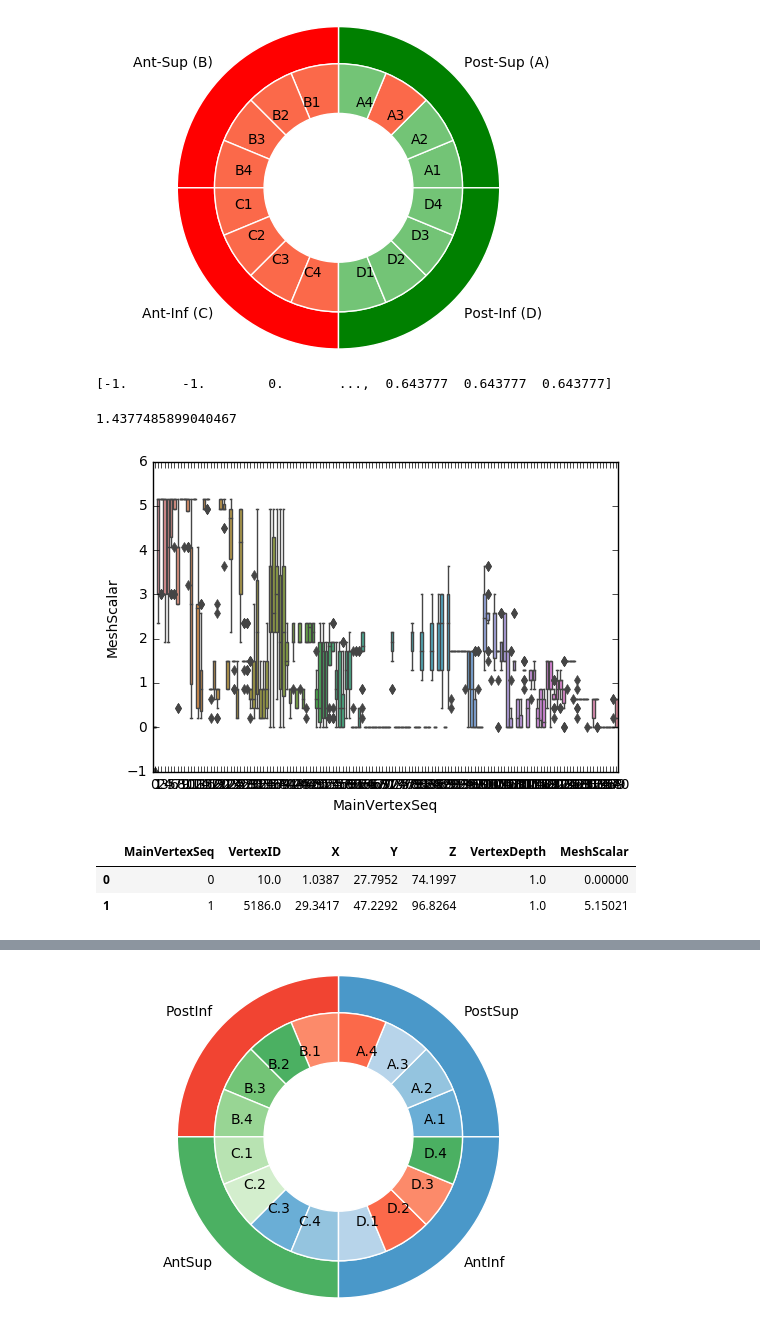
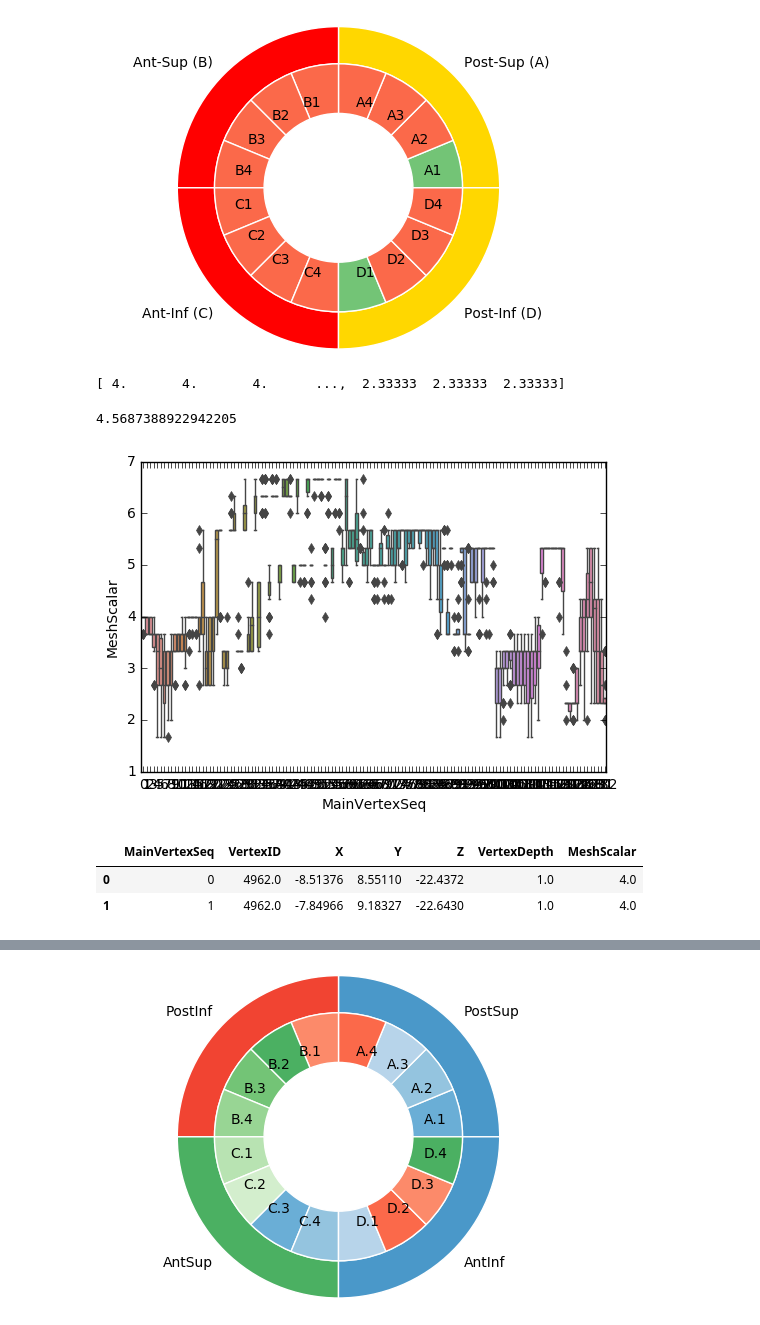
Before and after one commit to drkarim/lassy, a Jupyter notebook: python_scripts/encirclement_analyser.ipynb, the cells around one changed output, grey strips where cells are left out. Saved outputs shown, nothing was run; the diff lists cells and outputs as text; code cells hidden in the pictures.

Commit message:
polar plots minor change

```diff
--- a/python_scripts/encirclement_analyser.ipynb
+++ b/python_scripts/encirclement_analyser.ipynb
@@ -16,8 +16,8 @@ warnings.filterwarnings('ignore')
 %matplotlib inline
 # %%
 #df_data = pd.read_csv('./data/encirclement/DP_LPV_circle.csv')
-#df_data = pd.read_csv('./data/encirclement/point_lesion/DP_RPV.csv')
-df_data = pd.read_csv('./data/encirclement/control/CF_RPV.csv')
+df_data = pd.read_csv('./data/encirclement/point_lesion/AS_RPV.csv')
+#df_data = pd.read_csv('./data/encirclement/control/CF_RPV.csv')
 # %%
 
 # t_nogap is the cut-off where a value above t_nogap means no gap
@@ -115,21 +115,21 @@ df_data.describe()
 # %%
 df_data_scalars = pd.concat([df_data['MainVertexSeq'], df_data['MeshScalar']], axis=1)
 # %%
-scar_grps = CircularPiePlot(df_data_scalars,4.5)   # use 0.5 for DP and 4.5 for CF
+scar_grps = CircularPiePlot(df_data_scalars,3.5)   # use 0.5 for DP and 4.5 for CF
 # %% [output]
-[figure, old version]
+[figure, new version]
 # %%
 print scar_grps
 # %% [output]
-[-1.       -1.        0.       ...,  0.643777  0.643777  0.643777]
+[ 4.       4.       4.      ...,  2.33333  2.33333  2.33333]
 # %%
 scar_grps.mean()
 # %% [output]
-1.4377485899040467
+4.5687388922942205
 # %%
 ax = sns.boxplot(x="MainVertexSeq", y="MeshScalar", data=df_data_scalars)
 # %% [output]
-[figure, old version]
+[figure, new version]
 # %%
 g1 = df_data.groupby(['MainVertexSeq']).median()
 g1 = g1.reset_index()
@@ -137,8 +137,8 @@ g1 = g1.reset_index()
 g1.head(2)
 # %% [output]
 |  | MainVertexSeq | VertexID | X | Y | Z | VertexDepth | MeshScalar |
-| 0 | 0 | 10.0 | 1.0387 | 27.7952 | 74.1997 | 1.0 | 0.00000 |
-| 1 | 1 | 5186.0 | 29.3417 | 47.2292 | 96.8264 | 1.0 | 5.15021 |
+| 0 | 0 | 4962.0 | -8.51376 | 8.55110 | -22.4372 | 1.0 | 4.0 |
+| 1 | 1 | 4962.0 | -7.84966 | 9.18327 | -22.6430 | 1.0 | 4.0 |
 # %%
 ax = sns.tsplot(data=g1['MeshScalar'])
 # %% [output]
```
Also changed, not shown: parts of 24 cells of this notebook.
